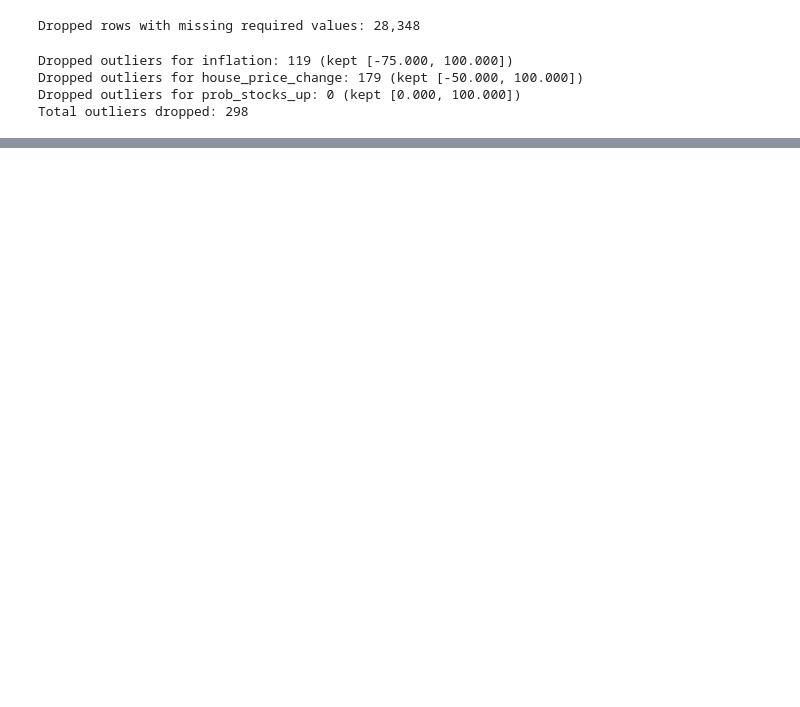
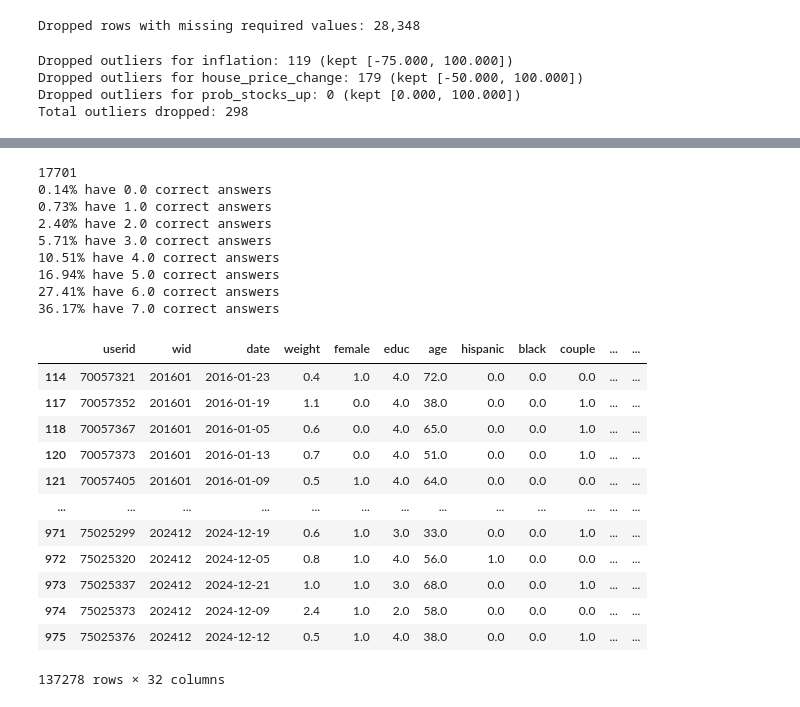
Before and after one commit to OliverNilsen04/TECH2-H25-Term-project, a Jupyter notebook: TermPaper.ipynb, the cells around one changed output, grey strips where cells are left out. Drawn from its saved outputs; the diff is of its cells as text; code cells hidden in the pictures; blank space fills up the shorter version.

```diff
--- a/TermPaper.ipynb
+++ b/TermPaper.ipynb
@@ -126,9 +169,51 @@ if "educ" in df.columns:
 # %%
 # 5) Sum correct numeracy answers per row and create 'num_lit_high'
-if num_cols:
-    df["num_correct"] = df[num_cols].sum(axis=1)
-    med = df["num_correct"].median()
-    # "more correct responses than the median"
-    df["num_lit_high"] = (df["num_correct"] > med).astype(int)
+def num_correct_stats(df, num_cols):
+    # Get unique users only once
+    df_unique = df.loc[~df['userid'].duplicated()]
+    unique_users = df_unique.shape[0]
+
+    if num_cols:
+        # Sum correct answers per row
+        df["num_correct"] = df[num_cols].sum(axis=1)
+        # Calculate and print percentage for each possible score
+        counts = df_unique["num_correct"].value_counts().sort_index()
+        for score, count in counts.items():
+            percent = count / unique_users
+            print(f"{percent:.2%} have {score} correct answers")
+        # Median for "high numeracy"
+        med = df["num_correct"].median()
+        df["num_lit_high"] = (df["num_correct"] > med).astype(int)
+    else:
+        med = None
+
+    return df, med
+
+# Call the function and update df / med locally
+df, med = num_correct_stats(df, num_cols)
+df
+# %% [output]
+17701
+0.14% have 0.0 correct answers
+0.73% have 1.0 correct answers
+2.40% have 2.0 correct answers
+5.71% have 3.0 correct answers
+10.51% have 4.0 correct answers
+16.94% have 5.0 correct answers
+27.41% have 6.0 correct answers
+36.17% have 7.0 correct answers
+|  | userid | wid | date | weight | female | educ | age | hispanic | black | couple | ... | ... |
+| 114 | 70057321 | 201601 | 2016-01-23 | 0.4 | 1.0 | 4.0 | 72.0 | 0.0 | 0.0 | 0.0 | ... | ... |
+| 117 | 70057352 | 201601 | 2016-01-19 | 1.1 | 0.0 | 4.0 | 38.0 | 0.0 | 0.0 | 1.0 | ... | ... |
+| 118 | 70057367 | 201601 | 2016-01-05 | 0.6 | 0.0 | 4.0 | 65.0 | 0.0 | 0.0 | 1.0 | ... | ... |
+| 120 | 70057373 | 201601 | 2016-01-13 | 0.7 | 0.0 | 4.0 | 51.0 | 0.0 | 0.0 | 1.0 | ... | ... |
+| 121 | 70057405 | 201601 | 2016-01-09 | 0.5 | 1.0 | 4.0 | 64.0 | 0.0 | 0.0 | 0.0 | ... | ... |
+| ... | ... | ... | ... | ... | ... | ... | ... | ... | ... | ... | ... | ... |
+| 971 | 75025299 | 202412 | 2024-12-19 | 0.6 | 1.0 | 3.0 | 33.0 | 0.0 | 0.0 | 1.0 | ... | ... |
+| 972 | 75025320 | 202412 | 2024-12-05 | 0.8 | 1.0 | 4.0 | 56.0 | 1.0 | 0.0 | 0.0 | ... | ... |
+| 973 | 75025337 | 202412 | 2024-12-21 | 1.0 | 1.0 | 3.0 | 68.0 | 0.0 | 0.0 | 1.0 | ... | ... |
+| 974 | 75025373 | 202412 | 2024-12-09 | 2.4 | 1.0 | 2.0 | 58.0 | 0.0 | 0.0 | 0.0 | ... | ... |
+| 975 | 75025376 | 202412 | 2024-12-12 | 0.5 | 1.0 | 4.0 | 38.0 | 0.0 | 0.0 | 1.0 | ... | ... |
+137278 rows × 32 columns
 # %%
 # 6) Final sample stats (same structure as Part 1)
```
Also changed, not shown: parts of 4 cells of this notebook.
